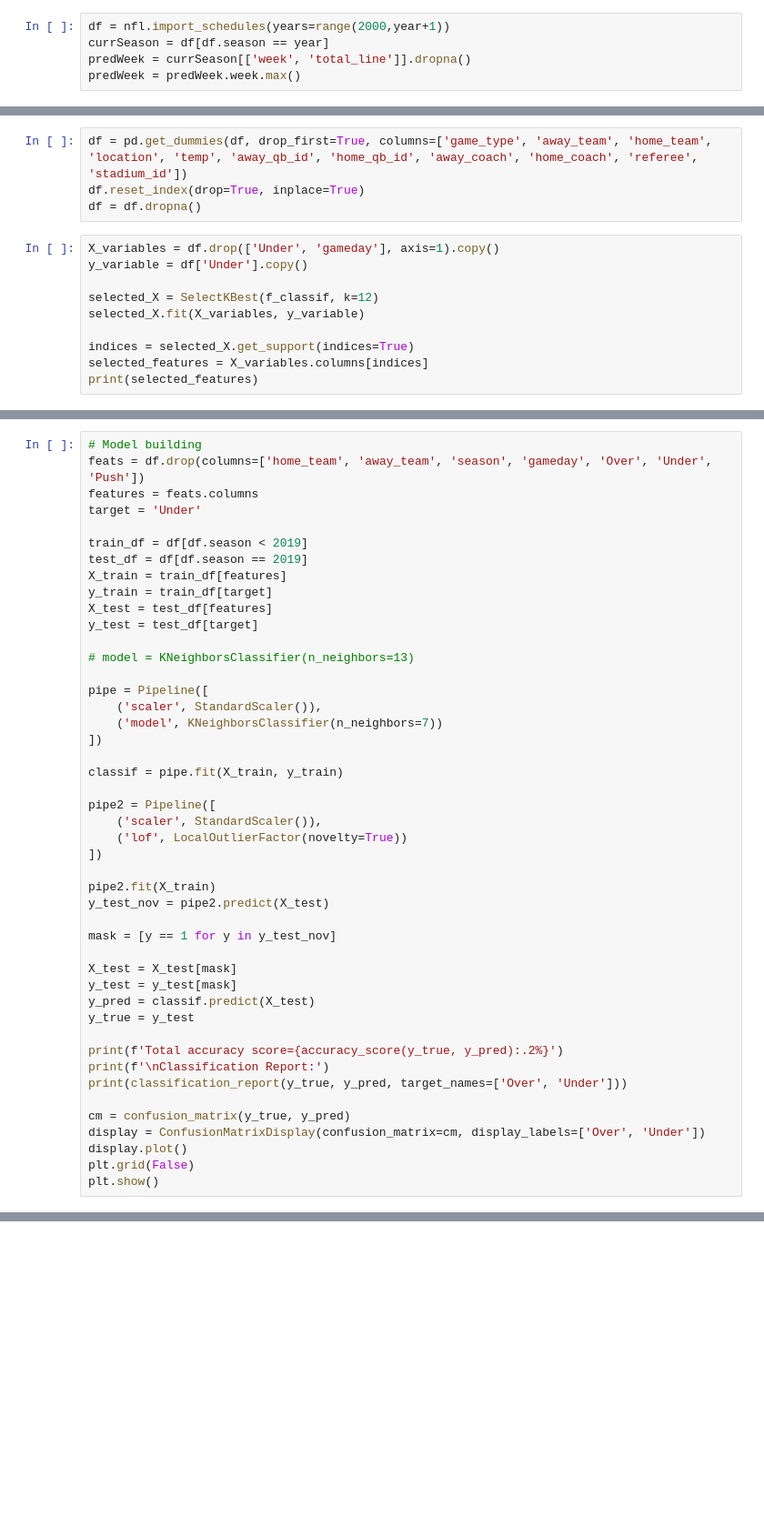
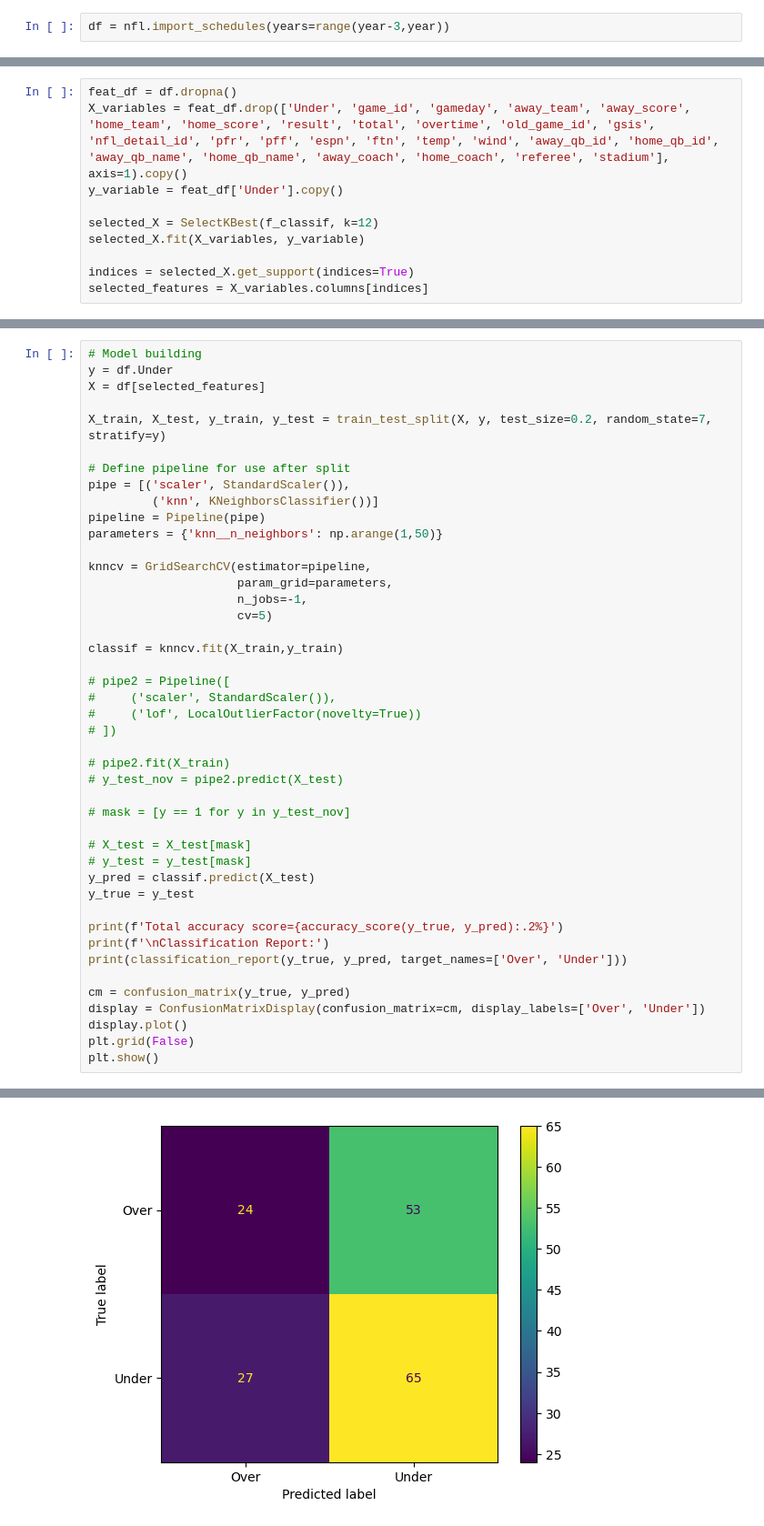
Before and after one commit to parkergeis/NFLUnderPredictor, a Jupyter notebook: OverUnderPredictor.ipynb, the cells around one changed output, grey strips where cells are left out. Shown: that part at 91% size. Drawn from its saved outputs; the diff is of its cells as text; blank space fills up the shorter version.

```diff
--- a/OverUnderPredictor.ipynb
+++ b/OverUnderPredictor.ipynb
@@ -17,8 +17,5 @@ year = today.year
 pd.set_option("display.max_columns", None)
 pd.set_option('display.max_colwidth', None)
 # %%
-df = nfl.import_schedules(years=range(2000,year+1))
-currSeason = df[df.season == year]
-predWeek = currSeason[['week', 'total_line']].dropna()
-predWeek = predWeek.week.max()
+df = nfl.import_schedules(years=range(year-3,year))
 # %%
@@ -48,14 +49,10 @@ df.replace(dict_surface, inplace=True)
-# %%
-df = pd.get_dummies(df, drop_first=True, columns=['game_type', 'away_team', 'home_team', 'location', 'temp', 'away_qb_id', 'home_qb_id', 'away_coach', 'home_coach', 'referee', 'stadium_id'])
-df.reset_index(drop=True, inplace=True)
-df = df.dropna()
 # %%
-X_variables = df.drop(['Under', 'gameday'], axis=1).copy()
-y_variable = df['Under'].copy()
+feat_df = df.dropna()
+X_variables = feat_df.drop(['Under', 'game_id', 'gameday', 'away_team', 'away_score', 'home_team', 'home_score', 'result', 'total', 'overtime', 'old_game_id', 'gsis', 'nfl_detail_id', 'pfr', 'pff', 'espn', 'ftn', 'temp', 'wind', 'away_qb_id', 'home_qb_id', 'away_qb_name', 'home_qb_name', 'away_coach', 'home_coach', 'referee', 'stadium'], axis=1).copy()
+y_variable = feat_df['Under'].copy()
 
 selected_X = SelectKBest(f_classif, k=12)
 selected_X.fit(X_variables, y_variable)
 
 indices = selected_X.get_support(indices=True)
 selected_features = X_variables.columns[indices]
-print(selected_features)
@@ -72,37 +61,35 @@ URLError: <urlopen error [SSL: CERTIFICATE_VERIFY_FAILED] certificate verify fai
 # %%
 # Model building
-feats = df.drop(columns=['home_team', 'away_team', 'season', 'gameday', 'Over', 'Under', 'Push'])
-features = feats.columns
-target = 'Under'
+y = df.Under
+X = df[selected_features]
 
-train_df = df[df.season < 2019]
-test_df = df[df.season == 2019]
-X_train = train_df[features]
-y_train = train_df[target]
-X_test = test_df[features]
-y_test = test_df[target]
+X_train, X_test, y_train, y_test = train_test_split(X, y, test_size=0.2, random_state=7, stratify=y)
 
-# model = KNeighborsClassifier(n_neighbors=13)
+# Define pipeline for use after split
+pipe = [('scaler', StandardScaler()),
+         ('knn', KNeighborsClassifier())]
+pipeline = Pipeline(pipe)
+parameters = {'knn__n_neighbors': np.arange(1,50)}
 
-pipe = Pipeline([
-    ('scaler', StandardScaler()),
-    ('model', KNeighborsClassifier(n_neighbors=7))
-])
+knncv = GridSearchCV(estimator=pipeline,
+                     param_grid=parameters,
+                     n_jobs=-1,
+                     cv=5)
 
-classif = pipe.fit(X_train, y_train)
+classif = knncv.fit(X_train,y_train)
 
-pipe2 = Pipeline([
-    ('scaler', StandardScaler()),
-    ('lof', LocalOutlierFactor(novelty=True))
-])
+# pipe2 = Pipeline([
+#     ('scaler', StandardScaler()),
+#     ('lof', LocalOutlierFactor(novelty=True))
+# ])
 
-pipe2.fit(X_train)
-y_test_nov = pipe2.predict(X_test)
+# pipe2.fit(X_train)
+# y_test_nov = pipe2.predict(X_test)
 
-mask = [y == 1 for y in y_test_nov]
+# mask = [y == 1 for y in y_test_nov]
 
-X_test = X_test[mask]
-y_test = y_test[mask]
+# X_test = X_test[mask]
+# y_test = y_test[mask]
 y_pred = classif.predict(X_test)
 y_true = y_test
 
@@ -119,0 +117 @@ KeyError: "['home_team', 'away_team', 'season', 'Over', 'Push'] not found in axi
+[figure, added]
```
Also changed, not shown: parts of 13 cells of this notebook.
